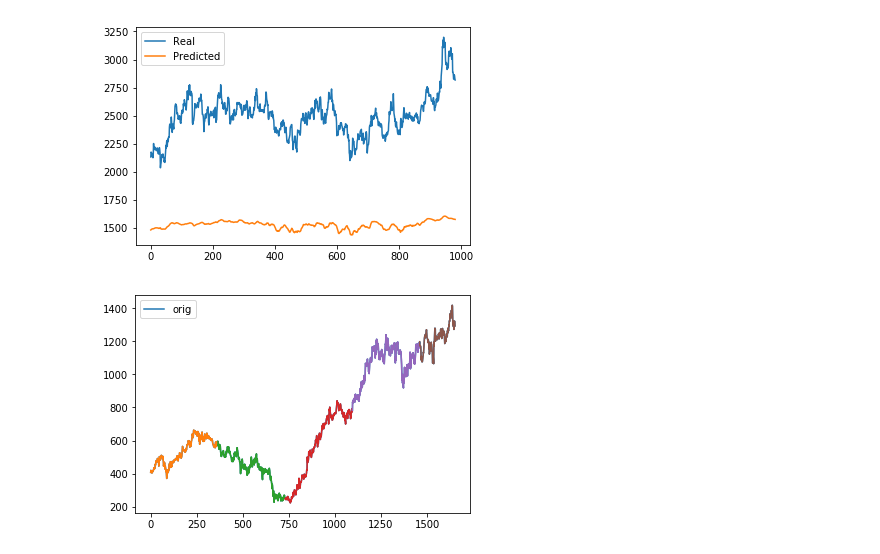
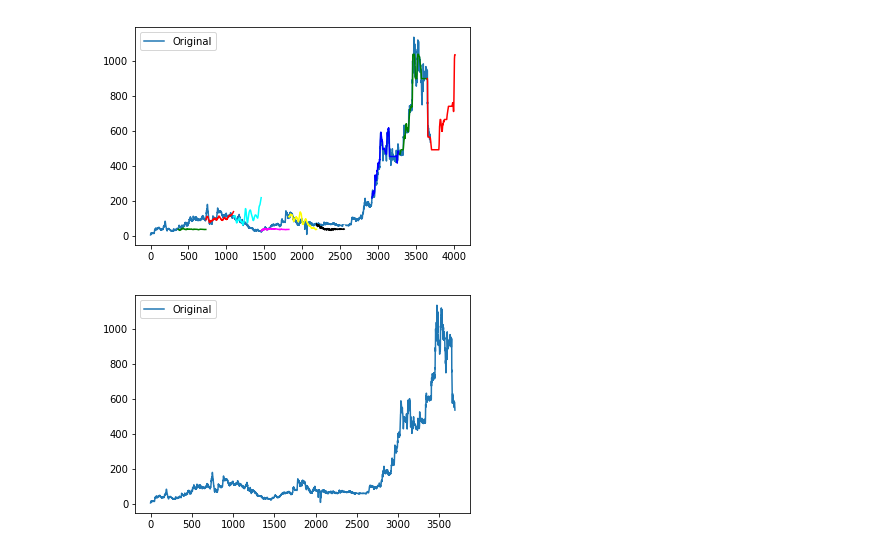
Before and after one commit to avinashshenoy97/myquity, a Jupyter notebook: iPython Notebooks/Deep LSTM.ipynb, the cells around one changed output. Drawn from its saved outputs; the diff is of its cells as text; code cells hidden in the pictures.

```diff
--- a/iPython Notebooks/Deep LSTM.ipynb
+++ b/iPython Notebooks/Deep LSTM.ipynb
@@ -70,9 +77,6 @@ Length of test data = 1346
 # %%
-train_x, train_y = data_with_look_back(train_data)
-test_x, test_y = data_with_look_back(test_data)
-
+train_x, train_y = data_with_look_back(dataset)
 train_x = np.reshape(train_x, (train_x.shape[0], 1, train_x.shape[1]))
-test_x = np.reshape(test_x, (test_x.shape[0], 1, test_x.shape[1]))
 
 verbose = 0
 # %%
@@ -136,41 +127,39 @@ plt.show()
-# %%
-# Predicted Vs Original of train set
-
-plt.plot(test_y, label='Real')
-plt.plot(testPredict, label='Predicted')
-plt.legend()
-plt.show()
-# %% [output]
-[figure, removed]
 # %%
-# Print direction of growth - test set - take one month, predict the next year's values
+# Print direction of growth - take one batchSize, predict the next year's values
+colors = ['green', 'red', 'cyan', 'magenta', 'yellow', 'black', 'white', 'blue']
+c = 0
 batchSize = 365
 end = False
-plt.plot(train_y, label='orig')
+plt.plot(train_y, label='Original')
 orig = scaler.transform(train_y)
 orig.reshape(orig.shape[0])
 for i in range(0, len(train_y)+1, batchSize):
     o = orig[i:i+look_back]
-    p = list(o[:])
-    for j in range(int(math.fabs(batchSize-look_back))):
- #       try:
-        p.append(model.predict(o.reshape((1, 1, look_back)))[0])
-            #print(o.reshape((1, 1, look_back)))
-#        except:
-            #end = True
-#            break
+    p = list()
+    for j in range(batchSize):
+        try:
+            p.append(model.predict(o.reshape((1, 1, look_back)))[0])
+        except:
+            end = True
+            break
         o = list(o[1:])
         o.append(p[-1])
         o = np.array(o)
     if end:
         break
     p = scaler.inverse_transform(p)
-    plt.plot(range(i, i+len(p)), p)
+    plt.plot(range(i+batchSize, i+batchSize+len(p)), p, colors[c])
+    c = (c + 1) % len(colors)
 
 orig = scaler.inverse_transform(orig)
 
 plt.legend()
 plt.show()
+
+plt.plot(train_y, label='Original')
+plt.legend()
+plt.show()
 # %% [output]
-[figure, old version]
+[figure, new version]
+[figure, added]
 # %%
```
Also changed, not shown: parts of 10 cells of this notebook, 1 other file.
